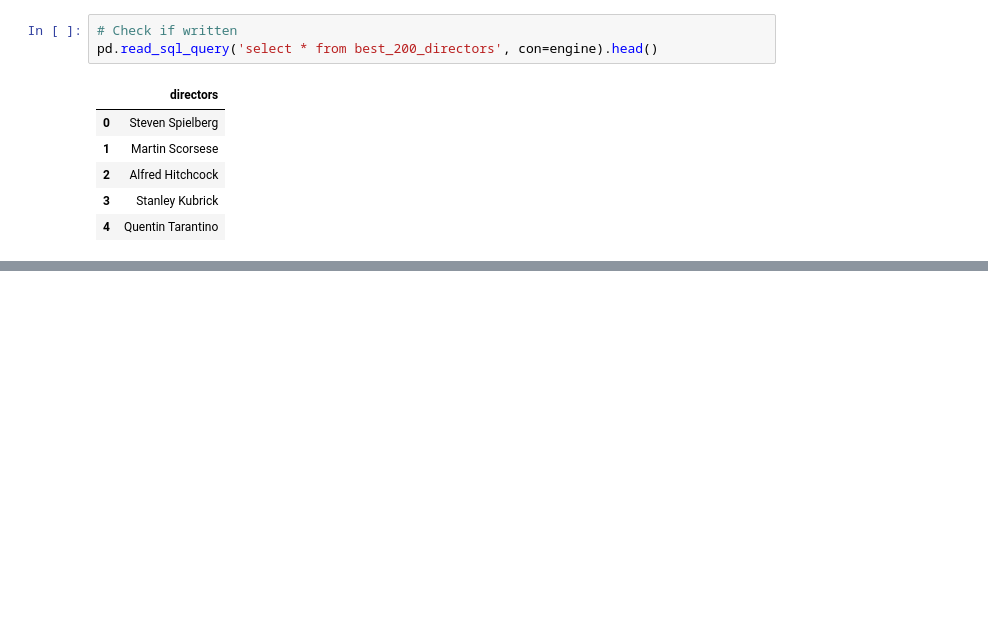
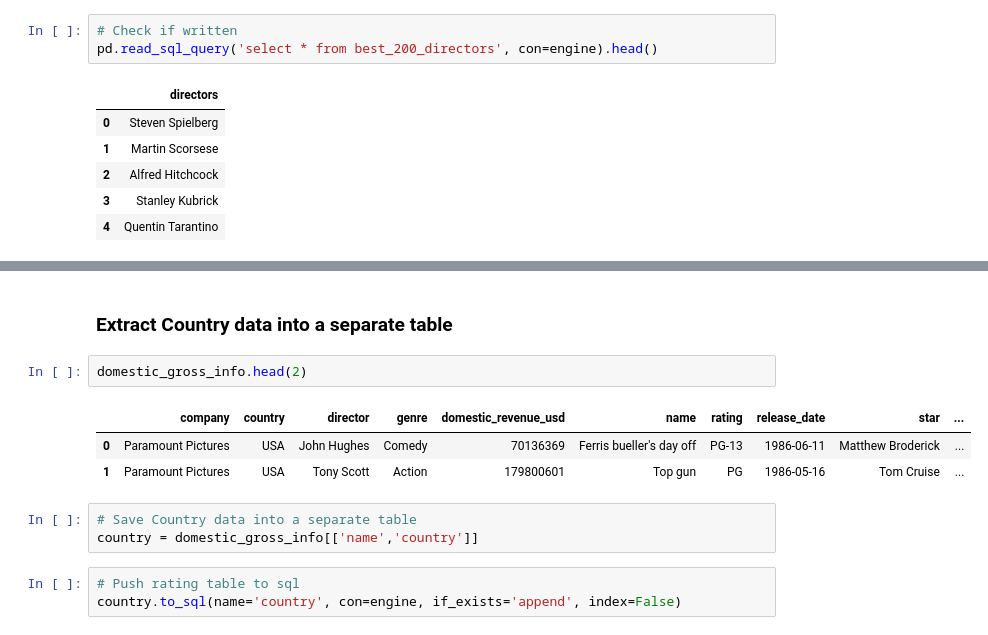
Before and after one commit to IrinaUX/Group7-ETL-Project, a Jupyter notebook: scrape_clean.ipynb, the cells around one changed output, grey strips where cells are left out. Saved outputs shown, nothing was run; the diff lists cells and outputs as text; blank space fills up the shorter version.

```diff
--- a/scrape_clean.ipynb
+++ b/scrape_clean.ipynb
@@ -636,0 +649,14 @@ engine.table_names()
+# %% [markdown]
+### Extract Country data into a separate table
+# %%
+domestic_gross_info.head(2)
+# %% [output]
+|  | company | country | director | genre | domestic_revenue_usd | name | rating | release_date | star | ... |
+| 0 | Paramount Pictures | USA | John Hughes | Comedy | 70136369 | Ferris bueller's day off | PG-13 | 1986-06-11 | Matthew Broderick | ... |
+| 1 | Paramount Pictures | USA | Tony Scott | Action | 179800601 | Top gun | PG | 1986-05-16 | Tom Cruise | ... |
+# %%
+# Save Country data into a separate table
+country = domestic_gross_info[['name','country']]
+# %%
+# Push rating table to sql
+country.to_sql(name='country', con=engine, if_exists='append', index=False)
```
Also changed, not shown: parts of 58 cells of this notebook, 3 other files.
